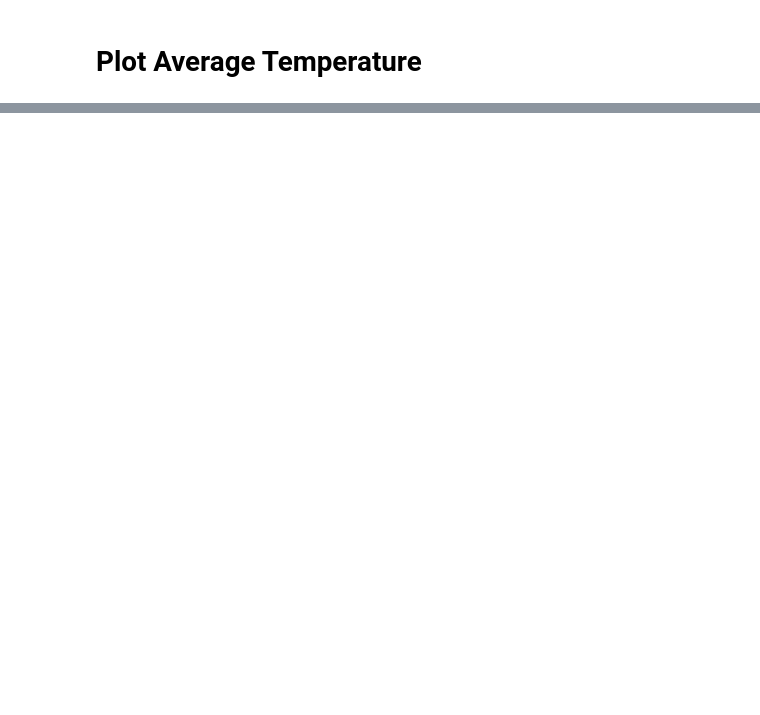
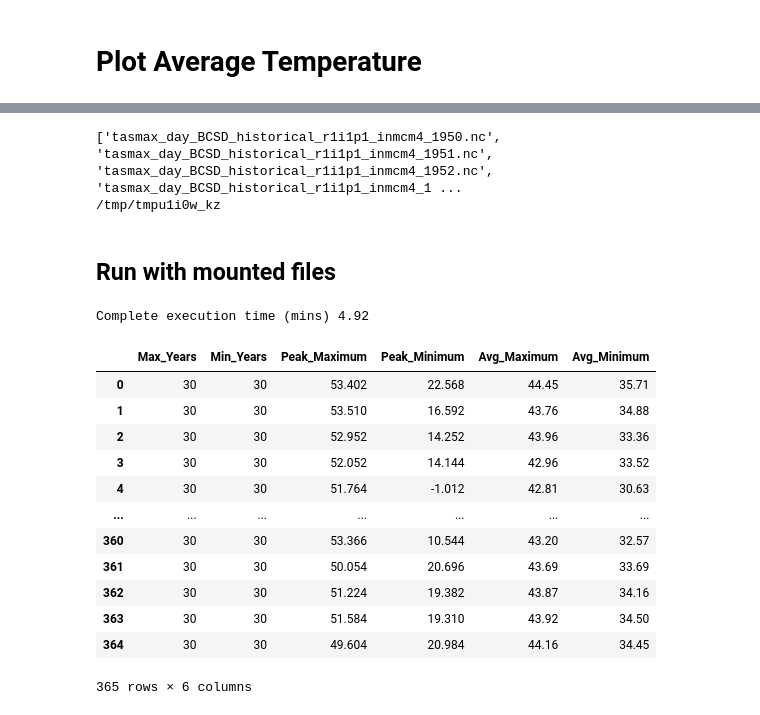
Before and after one commit to KorayKinik/heat-extremes-CMIP6, a Jupyter notebook: Ravi/Seattle_Region_Average.ipynb, the cells around one changed output, grey strips where cells are left out. Cells and saved outputs as stored; diff of their text form; code cells hidden in the pictures; blank space fills up the shorter version.

```diff
--- a/Ravi/Seattle_Region_Average.ipynb
+++ b/Ravi/Seattle_Region_Average.ipynb
@@ -388,0 +464,64 @@ plt.show()
+# %%
+import tempfile
+mounted_path = tempfile.mkdtemp()
+
+# mount dataset onto the mounted_path of a Linux-based compute
+mount_context = dataset.mount(mounted_path)
+
+mount_context.start()
+
+import os
+print(os.listdir(mounted_path))
+print (mounted_path)
+# %% [output]
+['tasmax_day_BCSD_historical_r1i1p1_inmcm4_1950.nc', 'tasmax_day_BCSD_historical_r1i1p1_inmcm4_1951.nc', 'tasmax_day_BCSD_historical_r1i1p1_inmcm4_1952.nc', 'tasmax_day_BCSD_historical_r1i1p1_inmcm4_1 ...
+/tmp/tmpu1i0w_kz
+# %% [markdown]
+## Run with mounted files
+# %%
+ds_record_30 = CreateDatasetForAverageRecord()  # creates the standard format dataframe for our purpose
+
+# prepare the name of files to process
+all_files = os.listdir(mounted_path)
+max_files = [fn for fn in all_files if 'tasmax' in fn]
+min_files = [fn for fn in all_files if 'tasmin' in fn]
+
+# prepare to time the operation
+start_time = time.time()
+
+# create grid weights
+grid_weights = CreateGridWeights(grid_lat_weight, grid_lon_weight)
+
+# call the function in a loop, for each file
+for filename in max_files:
+    filepath = os.path.join(mounted_path, filename)
+    GenerateAverageOneFileAtATime(ds_record_30, lat_indices, lon_indices
+        , grid_weights, filepath, filetype='max')
+
+for filename in min_files:
+    filepath = os.path.join(mounted_path, filename)
+    GenerateAverageOneFileAtATime(ds_record_30, lat_indices, lon_indices
+        , grid_weights, filepath, filetype='min')
+
+# print out the time it took
+execution_time = (time.time() - start_time)
+print("Complete execution time (mins) {:0.2f}".format(execution_time/60.0))
+# print("Complete execution time (seconds) {:0.4f}".format(execution_time))
+
+# show the results
+ds_record_30
+# %% [output]
+Complete execution time (mins) 4.92
+|  | Max_Years | Min_Years | Peak_Maximum | Peak_Minimum | Avg_Maximum | Avg_Minimum |
+| 0 | 30 | 30 | 53.402 | 22.568 | 44.45 | 35.71 |
+| 1 | 30 | 30 | 53.510 | 16.592 | 43.76 | 34.88 |
+| 2 | 30 | 30 | 52.952 | 14.252 | 43.96 | 33.36 |
+| 3 | 30 | 30 | 52.052 | 14.144 | 42.96 | 33.52 |
+| 4 | 30 | 30 | 51.764 | -1.012 | 42.81 | 30.63 |
+| ... | ... | ... | ... | ... | ... | ... |
+| 360 | 30 | 30 | 53.366 | 10.544 | 43.20 | 32.57 |
+| 361 | 30 | 30 | 50.054 | 20.696 | 43.69 | 33.69 |
+| 362 | 30 | 30 | 51.224 | 19.382 | 43.87 | 34.16 |
+| 363 | 30 | 30 | 51.584 | 19.310 | 43.92 | 34.50 |
+| 364 | 30 | 30 | 49.604 | 20.984 | 44.16 | 34.45 |
+365 rows × 6 columns
```
Also changed, not shown: parts of 17 cells of this notebook.
